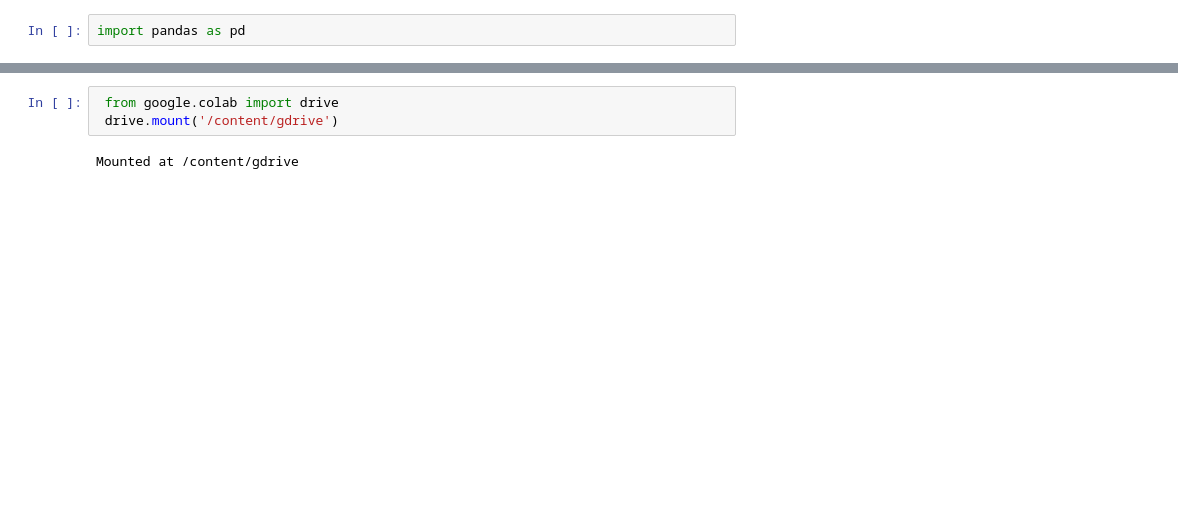
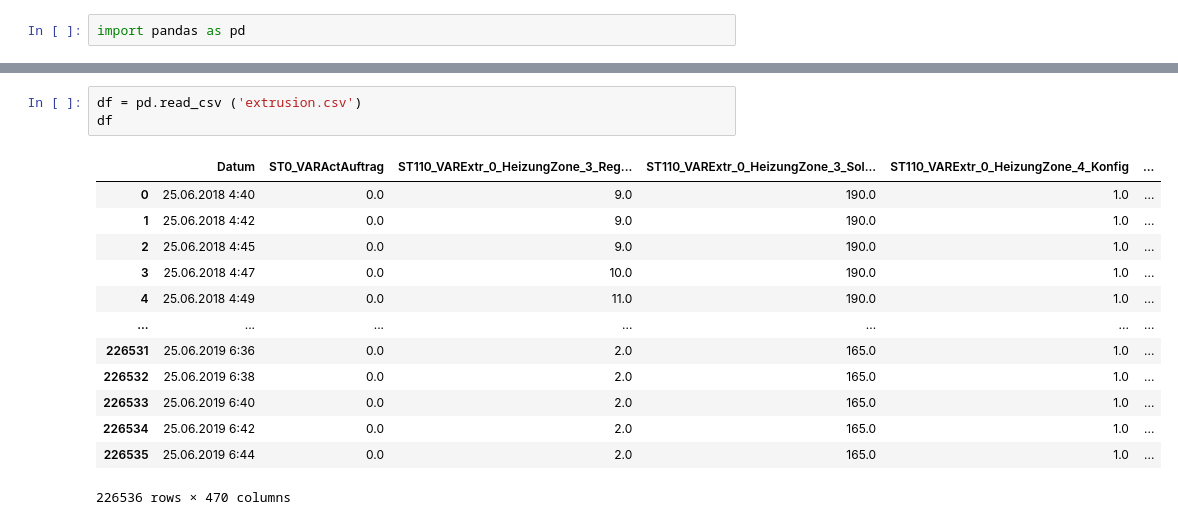
Before and after one commit to sanalps/Plastic_Extruder_Failure_Analysis, a Jupyter notebook: Extruder_a2_EDA.ipynb, the cells around one changed output, grey strips where cells are left out. Cells and saved outputs as stored; diff of their text form; blank space fills up the shorter version.

```diff
--- a/Extruder_a2_EDA.ipynb
+++ b/Extruder_a2_EDA.ipynb
@@ -7,5 +10,17 @@ import pandas as pd
-# %%
- from google.colab import drive
- drive.mount('/content/gdrive')
-# %% [output]
-Mounted at /content/gdrive
+# %%
+df = pd.read_csv ('extrusion.csv')
+df
+# %% [output]
+|  | Datum | ST0_VARActAuftrag | ST110_VARExtr_0_HeizungZone_3_Reg... | ST110_VARExtr_0_HeizungZone_3_Sol... | ST110_VARExtr_0_HeizungZone_4_Konfig | ... |
+| 0 | 25.06.2018 4:40 | 0.0 | 9.0 | 190.0 | 1.0 | ... |
+| 1 | 25.06.2018 4:42 | 0.0 | 9.0 | 190.0 | 1.0 | ... |
+| 2 | 25.06.2018 4:45 | 0.0 | 9.0 | 190.0 | 1.0 | ... |
+| 3 | 25.06.2018 4:47 | 0.0 | 10.0 | 190.0 | 1.0 | ... |
+| 4 | 25.06.2018 4:49 | 0.0 | 11.0 | 190.0 | 1.0 | ... |
+| ... | ... | ... | ... | ... | ... | ... |
+| 226531 | 25.06.2019 6:36 | 0.0 | 2.0 | 165.0 | 1.0 | ... |
+| 226532 | 25.06.2019 6:38 | 0.0 | 2.0 | 165.0 | 1.0 | ... |
+| 226533 | 25.06.2019 6:40 | 0.0 | 2.0 | 165.0 | 1.0 | ... |
+| 226534 | 25.06.2019 6:42 | 0.0 | 2.0 | 165.0 | 1.0 | ... |
+| 226535 | 25.06.2019 6:44 | 0.0 | 2.0 | 165.0 | 1.0 | ... |
+226536 rows × 470 columns
```
Also changed, not shown: parts of 8 cells of this notebook, 1 other file.
